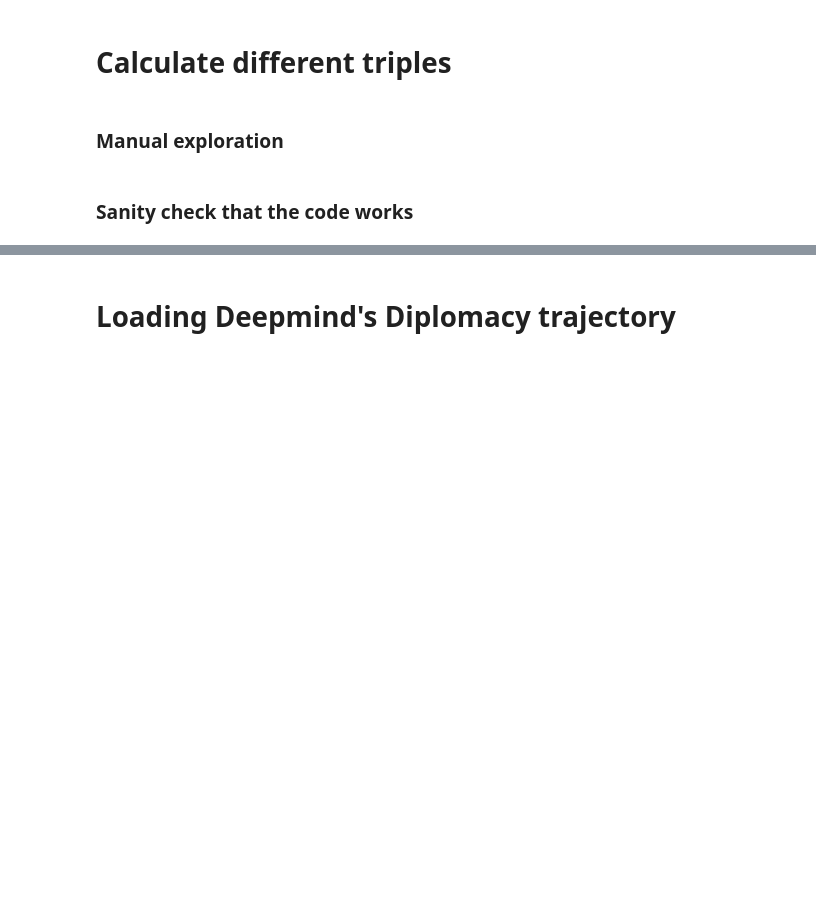
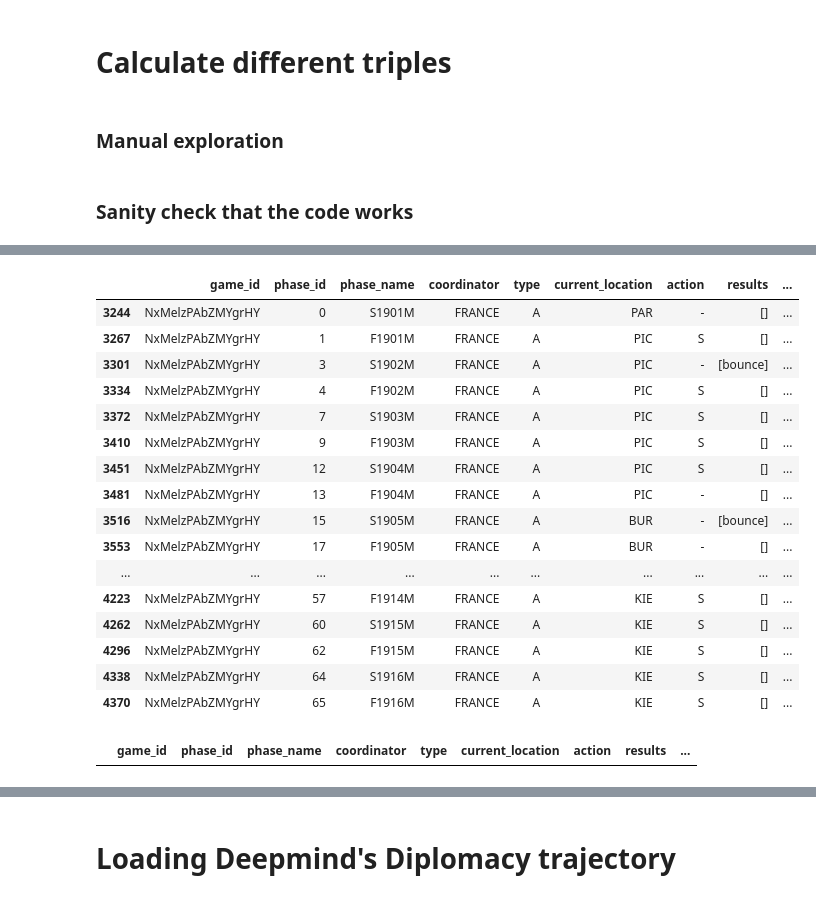
Before and after one commit to amimem/agent_abstraction, a Jupyter notebook: notebooks/diplomacy.ipynb, the cells around one changed output, grey strips where cells are left out. Saved outputs shown, nothing was run; the diff lists cells and outputs as text; code cells hidden in the pictures; blank space fills up the shorter version.

```diff
--- a/notebooks/diplomacy.ipynb
+++ b/notebooks/diplomacy.ipynb
@@ -40,0 +54,3 @@ with open("../data/diplomacy-v1-27k-msgs/standard_no_press.jsonl", "r+b") as jso
+# %%
+path = "../data/diplomacy-v1-27k-msgs/standard_no_press.jsonl"
+games_jsons = load_jsonl(path, num_games=100, mmap=False, completed_only=True)
@@ -491,0 +729,24 @@ for game_id in unique_games:
+# %%
+game_df_2.loc[game_df_2["unique_unit_id"] == 8]
+# %% [output]
+|  | game_id | phase_id | phase_name | coordinator | type | current_location | action | results | ... |
+| 3244 | NxMelzPAbZMYgrHY | 0 | S1901M | FRANCE | A | PAR | - | [] | ... |
+| 3267 | NxMelzPAbZMYgrHY | 1 | F1901M | FRANCE | A | PIC | S | [] | ... |
+| 3301 | NxMelzPAbZMYgrHY | 3 | S1902M | FRANCE | A | PIC | - | [bounce] | ... |
+| 3334 | NxMelzPAbZMYgrHY | 4 | F1902M | FRANCE | A | PIC | S | [] | ... |
+| 3372 | NxMelzPAbZMYgrHY | 7 | S1903M | FRANCE | A | PIC | S | [] | ... |
+| 3410 | NxMelzPAbZMYgrHY | 9 | F1903M | FRANCE | A | PIC | S | [] | ... |
+| 3451 | NxMelzPAbZMYgrHY | 12 | S1904M | FRANCE | A | PIC | S | [] | ... |
+| 3481 | NxMelzPAbZMYgrHY | 13 | F1904M | FRANCE | A | PIC | - | [] | ... |
+| 3516 | NxMelzPAbZMYgrHY | 15 | S1905M | FRANCE | A | BUR | - | [bounce] | ... |
+| 3553 | NxMelzPAbZMYgrHY | 17 | F1905M | FRANCE | A | BUR | - | [] | ... |
+| ... | ... | ... | ... | ... | ... | ... | ... | ... | ... |
+| 4223 | NxMelzPAbZMYgrHY | 57 | F1914M | FRANCE | A | KIE | S | [] | ... |
+| 4262 | NxMelzPAbZMYgrHY | 60 | S1915M | FRANCE | A | KIE | S | [] | ... |
+| 4296 | NxMelzPAbZMYgrHY | 62 | F1915M | FRANCE | A | KIE | S | [] | ... |
+| 4338 | NxMelzPAbZMYgrHY | 64 | S1916M | FRANCE | A | KIE | S | [] | ... |
+| 4370 | NxMelzPAbZMYgrHY | 65 | F1916M | FRANCE | A | KIE | S | [] | ... |
+# %%
+game_df.loc[game_df["phase_id"] == 23]
+# %% [output]
+|  | game_id | phase_id | phase_name | coordinator | type | current_location | action | results | ... |
```
Also changed, not shown: parts of 71 cells of this notebook.
